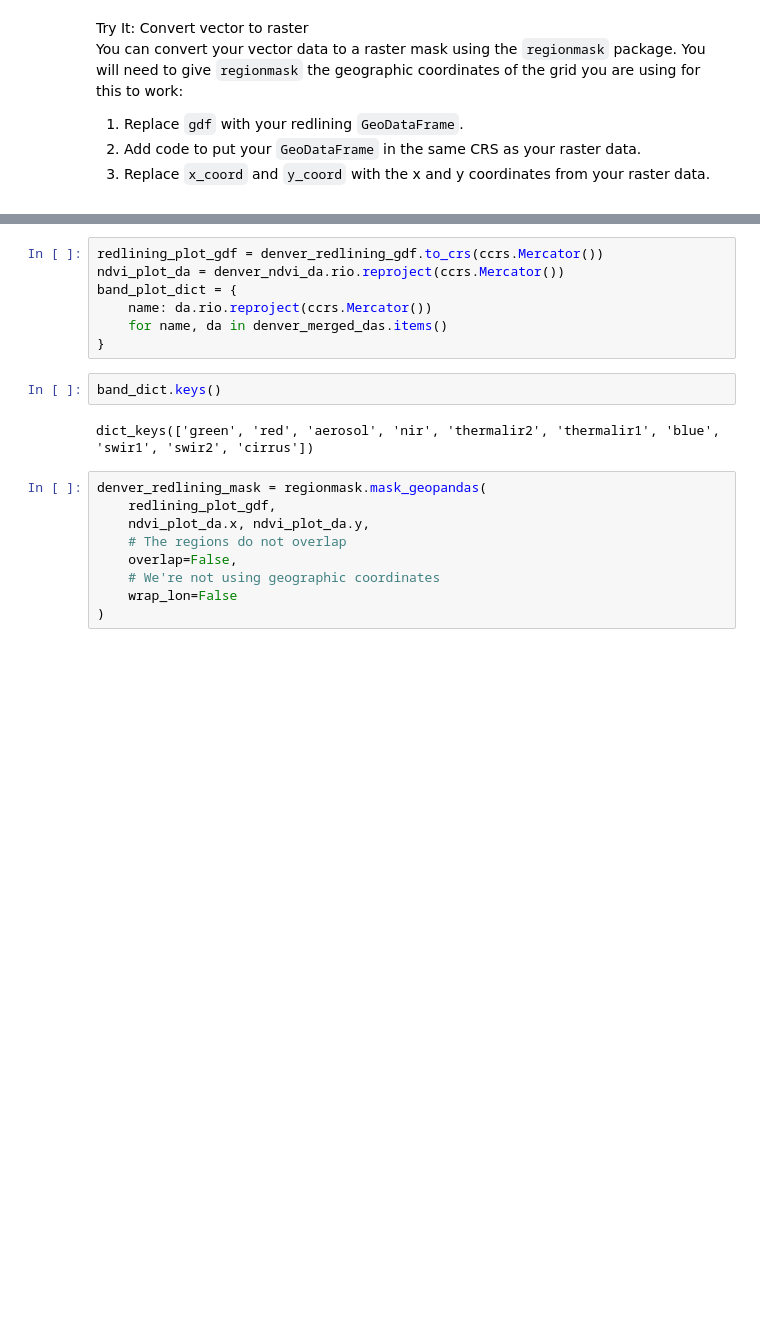
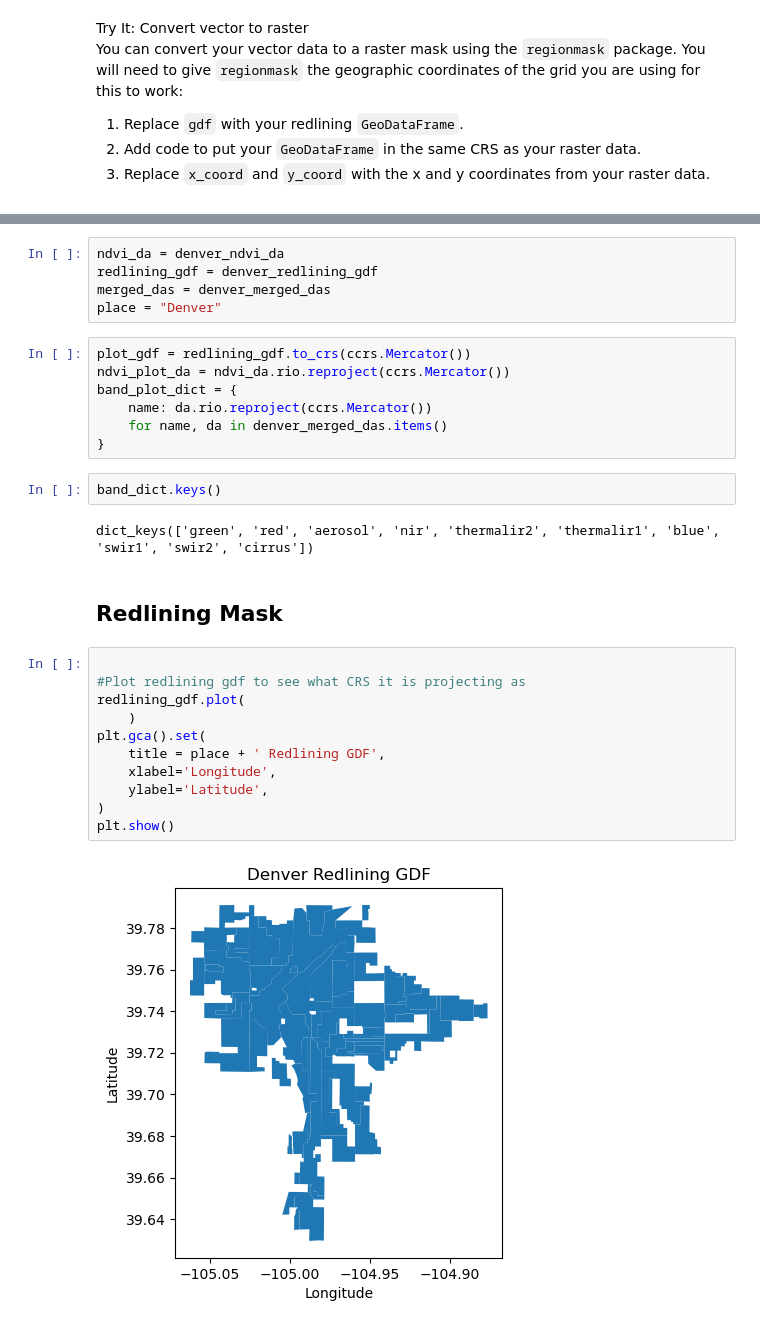
Before and after one commit to earthlab-education/fundamentals-04-redlining-byandell, a Jupyter notebook: notebooks/redlining-41-zonal-stats.ipynb, the cells around one changed output, grey strips where cells are left out. Drawn from its saved outputs; the diff is of its cells as text; blank space fills up the shorter version.

```diff
--- a/notebooks/redlining-41-zonal-stats.ipynb
+++ b/notebooks/redlining-41-zonal-stats.ipynb
@@ -55,6 +56,11 @@ y coordinates from your raster data.</li>
+# %%
+ndvi_da = denver_ndvi_da
+redlining_gdf = denver_redlining_gdf
+merged_das = denver_merged_das
+place = "Denver"
 # %%
-redlining_plot_gdf = denver_redlining_gdf.to_crs(ccrs.Mercator())
-ndvi_plot_da = denver_ndvi_da.rio.reproject(ccrs.Mercator())
+plot_gdf = redlining_gdf.to_crs(ccrs.Mercator())
+ndvi_plot_da = ndvi_da.rio.reproject(ccrs.Mercator())
 band_plot_dict = {
     name: da.rio.reproject(ccrs.Mercator())
     for name, da in denver_merged_das.items()
@@ -63,12 +69,18 @@ band_plot_dict = {
 band_dict.keys()
 # %% [output]
 dict_keys(['green', 'red', 'aerosol', 'nir', 'thermalir2', 'thermalir1', 'blue', 'swir1', 'swir2', 'cirrus'])
-# %%
-denver_redlining_mask = regionmask.mask_geopandas(
-    redlining_plot_gdf,
-    ndvi_plot_da.x, ndvi_plot_da.y,
-    # The regions do not overlap
-    overlap=False,
-    # We're not using geographic coordinates
-    wrap_lon=False
-)
+# %% [markdown]
+## Redlining Mask
+# %%
+
+#Plot redlining gdf to see what CRS it is projecting as
+redlining_gdf.plot(
+    )
+plt.gca().set(
+    title = place + ' Redlining GDF',
+    xlabel='Longitude',
+    ylabel='Latitude',
+)
+plt.show()
+# %% [output]
+[figure, added]
```
Also changed, not shown: parts of 10 cells of this notebook.
